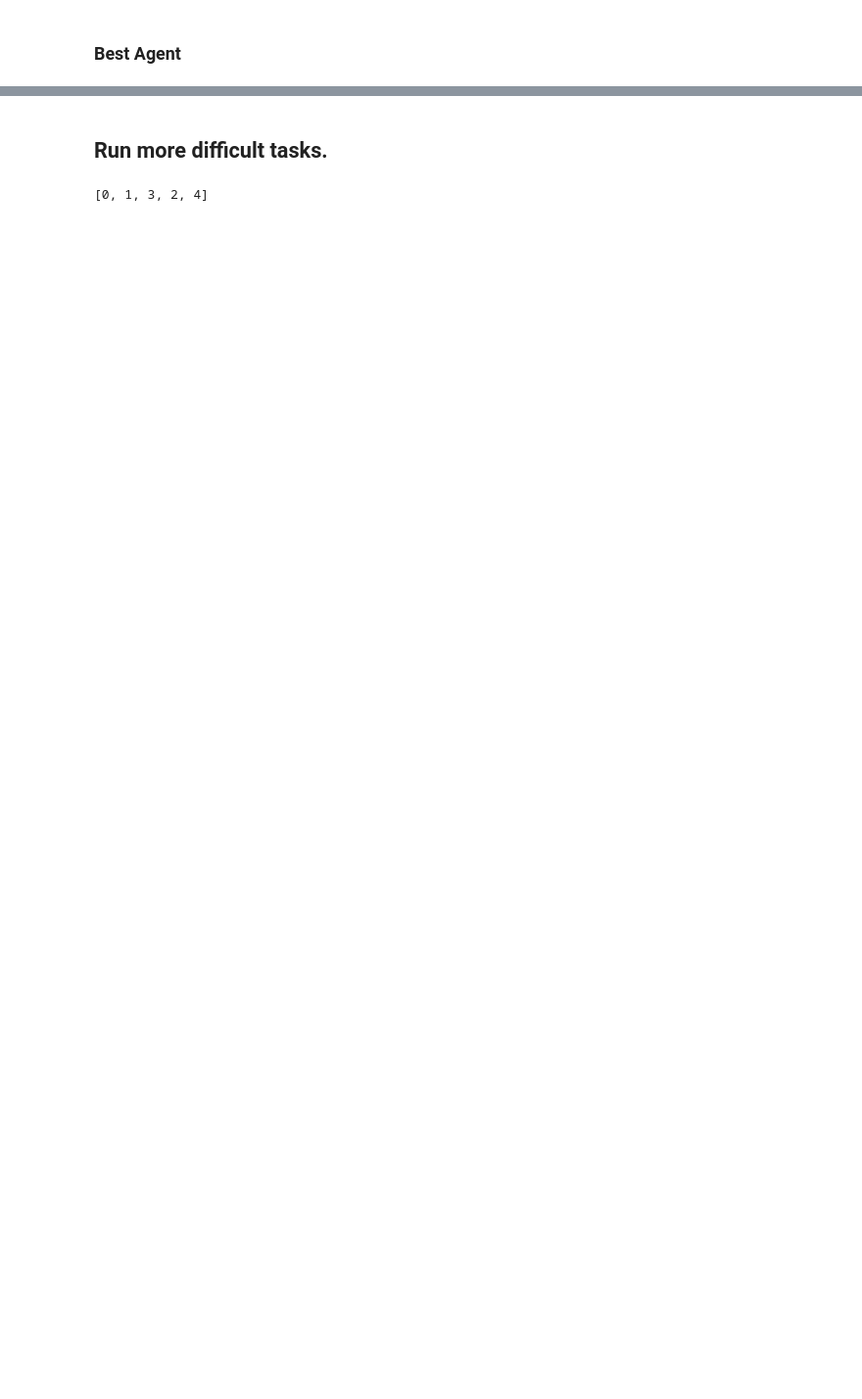
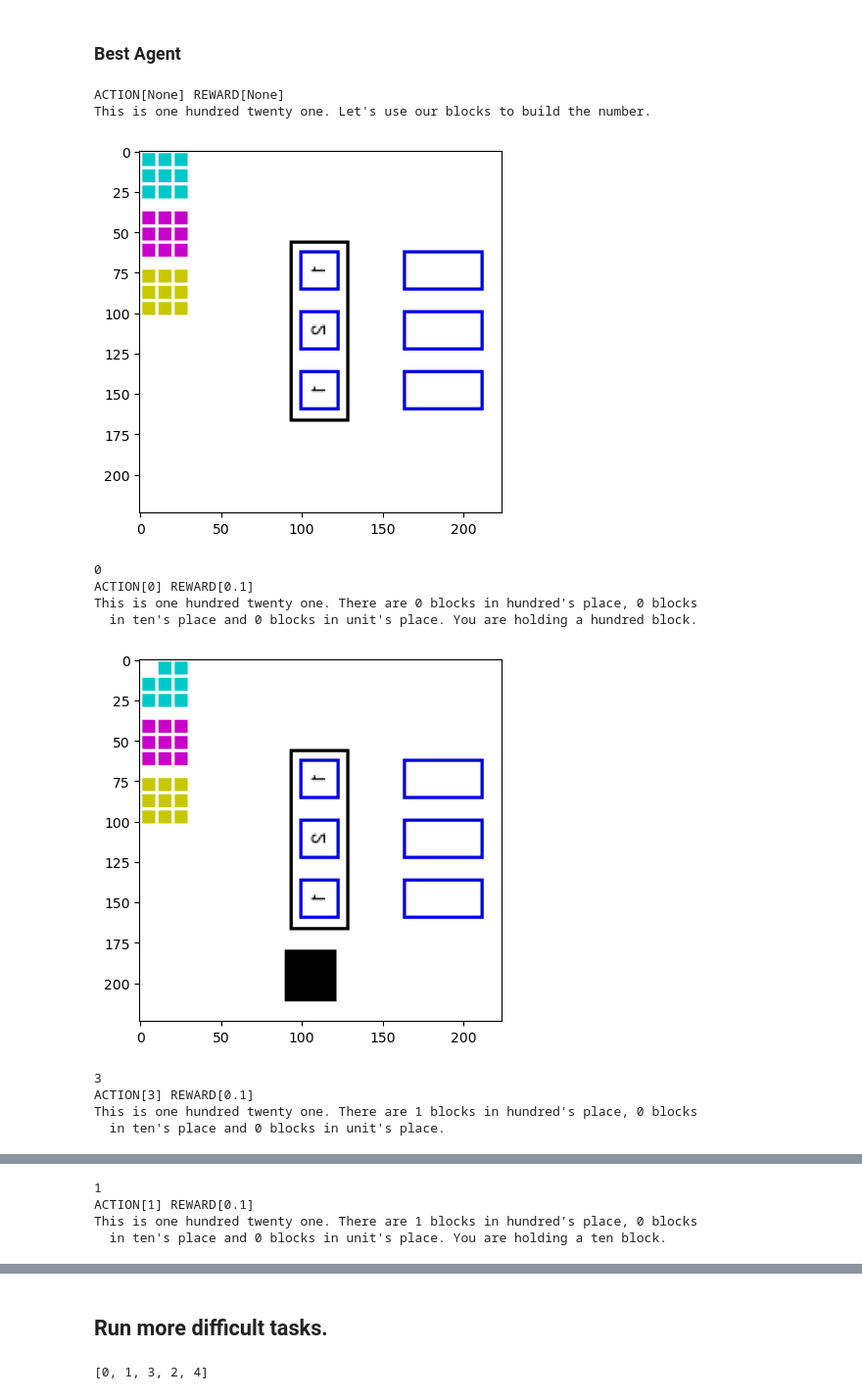
Before and after one commit to tirthankarCU/NumberLearningInChildren_ML, a Jupyter notebook: ppo_run.ipynb, the cells around one changed output, grey strips where cells are left out. Shown: that part at 98% size. Drawn from its saved outputs; the diff is of its cells as text; code cells hidden in the pictures; blank space fills up the shorter version.

```diff
--- a/ppo_run.ipynb
+++ b/ppo_run.ipynb
@@ -187,24 +185,24 @@ def run_best_env(number,name):
 # %%
 from transformers import BertTokenizer
 tokenizer = BertTokenizer.from_pretrained('bert-base-uncased')
-
+txtwidth = 79
 def best_env(number=1):
     f,s,t = number//100,(number%100)//10,number%10
     exp_action = [0,3]*f + [1,4]*s + [2,5]*t
     exp_action_indx = 0
     def human_policy(observation):
         nonlocal exp_action_indx
-        action=int(input())
-        # try:
-        #     action = exp_action[exp_action_indx]
-        #     exp_action_indx += 1
-        # except Exception as e:
-        #     action = -1
+        # action=int(input())
+        try:
+            action = exp_action[exp_action_indx]
+            exp_action_indx += 1
+        except Exception as e:
+            action = -1
         return action
     dbg=True
     episodes=1
     action, reward = None, None
-    env = gym.make('gym_examples/RlNlpWorld-v0',render_mode="rgb_array", instr_type="policy")
+    env = gym.make('gym_examples/RlNlpWorld-v0',render_mode="rgb_array", instr_type="state")
     for _ in range(episodes):
         cumulative_reward,steps=0,0
         observation = env.reset(set_no=number)
@@ -212,9 +210,9 @@ def best_env(number=1):
         while steps<mx_iter:
             token = tokenizer(observation['text'])['input_ids']
             print(f"ACTION[{action}] REWARD[{reward}]\n" +\
-                  f"{observation['text']}\n {token}\n" +\
-                  f"{tokenizer.convert_ids_to_tokens(token)}\n" +\
-                  f"{len(tokenizer.convert_ids_to_tokens(token))}"
+                  f"{observation['text'][:txtwidth]}\n {observation['text'][txtwidth:]}\n" # {token}\n" +\
+                #   f"{tokenizer.convert_ids_to_tokens(token)}\n" +\
+                #   f"{len(tokenizer.convert_ids_to_tokens(token))}"
                   )
             if dbg==True:
                 plt.imshow(observation['visual'])
@@ -229,4 +227,17 @@ def best_env(number=1):
         print(f'Cumulative Reward ~ {cumulative_reward}; TimeTaken ~ {steps}')
     env.close()
 # %%
-best_env(number = 1)
+best_env(number = 121)
+# %% [output]
+ACTION[None] REWARD[None]
+This is one hundred twenty one. Let's use our blocks to build the number.
+[figure, added]
+0
+ACTION[0] REWARD[0.1]
+This is one hundred twenty one. There are 0 blocks in hundred's place, 0 blocks
+  in ten's place and 0 blocks in unit's place. You are holding a hundred block.
+[figure, added]
+3
+ACTION[3] REWARD[0.1]
+This is one hundred twenty one. There are 1 blocks in hundred's place, 0 blocks
+  in ten's place and 0 blocks in unit's place.
@@ -232,0 +245,4 @@ best_env(number = 1)
+1
+ACTION[1] REWARD[0.1]
+This is one hundred twenty one. There are 1 blocks in hundred's place, 0 blocks
+  in ten's place and 0 blocks in unit's place. You are holding a ten block.
```
Also changed, not shown: parts of 2 cells of this notebook, 4 other files.
